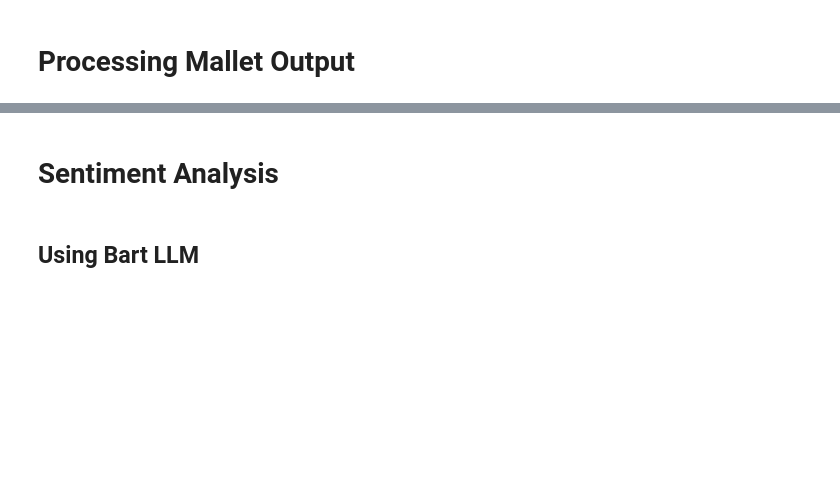
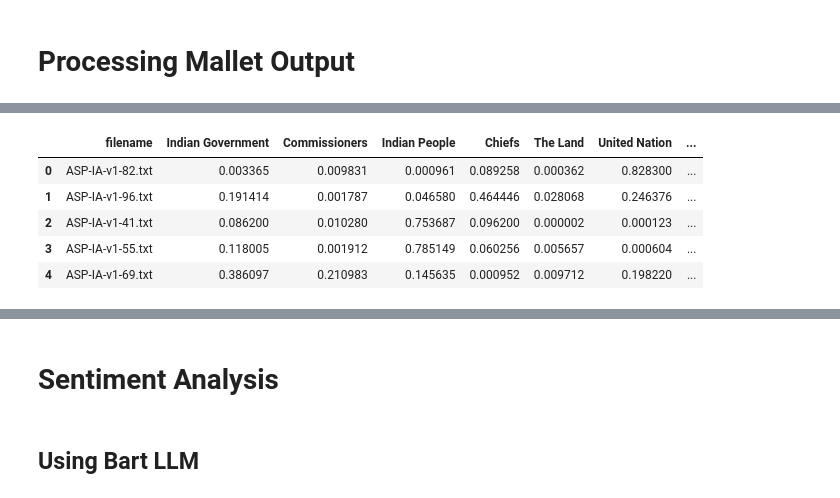
Before and after one commit to aaron68lee/NLP-Graphical-Knowledge-Mining, a Jupyter notebook: Topic_Modeling.ipynb, the cells around one changed output, grey strips where cells are left out. Saved outputs shown, nothing was run; the diff lists cells and outputs as text; code cells hidden in the pictures; blank space fills up the shorter version.

Commit message:
Mallet analysis on english sample

```diff
--- a/Topic_Modeling.ipynb
+++ b/Topic_Modeling.ipynb
@@ -645,13 +688,16 @@ def compute_coherence_values(dictionary, corpus, texts, limit, start=2, step=1):
         coherence_values.append(coherencemodel.get_coherence())
     return model_list, coherence_values
 # %%
-model_list, coherence_values = compute_coherence_values(dictionary=dictionary, corpus=corpus, texts=docs, start=4, limit=30, step=1)
+LIMIT=20; START=3; STEP=1
+
+model_list, coherence_values = compute_coherence_values(dictionary=dictionary, corpus=corpus, texts=docs, start=START, limit=LIMIT, step=STEP)
 
 #Plot the graph of coherence scores across different number of topics (from start to limit).
 
 import matplotlib.pyplot as plt
-limit=30; start=4; step=1
-x = range(start, limit, step)
+
+limit=20; start=3; step=1
+x = range(START, LIMIT, STEP)
 plt.scatter(x, coherence_values)
 plt.xlabel("Num Topics")
 plt.ylabel("Coherence score")
@@ -905,13 +981,18 @@ bin/mallet run cc.mallet.topics.PolylingualTopicModel \
 # %%
 import pandas as pd
 
-key_path = "/Users/aaron68lee/Documents/Coding-Projects/NLP-Research/Mallet/output_keys.txt"
+key_path = "/Users/aaron68lee/Documents/Coding-Projects/NLP-Research/Mallet/English Mallet Output/output_keys.txt"
 topics = pd.Cov = pd.read_csv(key_path, sep='\t', names=["topic_number", "topic_weight", "top_words"])
 
 topics.style.set_properties(subset=['top_words'], **{'width': '600px'})
 
 # Create a list of topic labels.
-labels = ['Ott-Tribe Negotiations', 'Tun-Alg Conflict','Public Works', 'Internal Discord', 'French Concess', 'Rebellions', 'Lead & Trans', 'Malfeasance', 'Religion & Gov', 'Battle of Con.', 'Eng Bomb_BadGov', 'Topic 12', 'Topic 13']
+labels = [("Topic " + str(i+1)) for i in range(topics.shape[0])]
+#labels = ['Ott-Tribe Negotiations', 'Tun-Alg Conflict','Public Works', 'Internal Discord', 'French Concess', 'Rebellions', 'Lead & Trans', 'Malfeasance', 'Religion & Gov', 'Battle of Con.', 'Eng Bomb_BadGov', 'Topic 12', 'Topic 13']
+labels = ['Indian Government', 'Commissioners', 'Indian People', 'Chiefs', 'The Land', 'United Nation', 'Indian Commerce', 'Indian Interactions']
+
+#print(labels)
+#print(topics)
 
 # Add the labels list as a new column to the dataframe
 topics['labels'] = labels
@@ -941,42 +1034,49 @@ plt.show()
 # pandas dataframe. Be sure to convert the columns to number data type with ~6 decimal places to remove the
 # exponential format. Also, add a new line at the top of the csv with the labels defined in the previous step.
 
-output_comps = "/Users/aaron68lee/Documents/Coding-Projects/NLP-Research/Mallet/output_composition.txt"
-remove = "file:/Users/aaron68lee/Documents/Coding-Projects/NLP-Research/Mallet/FRconquest_split/"
+output_comps = "/Users/aaron68lee/Documents/Coding-Projects/NLP-Research/Mallet/English Mallet Output/output_composition.txt"
+remove = "/Users/aaron68lee/Documents/Coding-Projects/NLP-Research/Mallet/English_Sample/"
 
 doc_topic_matrix = pd.Cov = pd.read_csv(output_comps, sep='\t')
 num_labels = len(labels)
 filenames = []
 
 # create an empty dataframe with desired columns
 df = pd.DataFrame(columns=['filename'] + labels)
 
 # open and read the text file
 with open(output_comps, 'r') as file:
     # iterate through each line in the file
     for line in file:
         # split the line into text and label using a delimiter
         row = line.strip().split('\t')
         row = row[1:]
 
         filepath = row[0]
         filename = os.path.basename(filepath)
         filenames.append(filename)
         '''
         print(len(row))
         print(df.shape)
         print(line)
         #print("text: ", row)
         #print(filename)
         '''
         vals = [float(i) for i in row[1:]]
         df.loc[len(df)] = [filename] + vals
 
 #print(df.iloc[0])
-print(df.head())
+display(df.head())
 
 # Save the dataframe as a CSV file
 df.to_csv('topic_composition.csv', index=True)
+# %% [output]
+|  | filename | Indian Government | Commissioners | Indian People | Chiefs | The Land | United Nation | ... |
+| 0 | ASP-IA-v1-82.txt | 0.003365 | 0.009831 | 0.000961 | 0.089258 | 0.000362 | 0.828300 | ... |
+| 1 | ASP-IA-v1-96.txt | 0.191414 | 0.001787 | 0.046580 | 0.464446 | 0.028068 | 0.246376 | ... |
+| 2 | ASP-IA-v1-41.txt | 0.086200 | 0.010280 | 0.753687 | 0.096200 | 0.000002 | 0.000123 | ... |
+| 3 | ASP-IA-v1-55.txt | 0.118005 | 0.001912 | 0.785149 | 0.060256 | 0.005657 | 0.000604 | ... |
+| 4 | ASP-IA-v1-69.txt | 0.386097 | 0.210983 | 0.145635 | 0.000952 | 0.009712 | 0.198220 | ... |
 # %%
 # Represent the topic weights in each document as a heatmap.
 #!pip3 install seaborn
```
Also changed, not shown: parts of 25 cells of this notebook, 4 other files.
